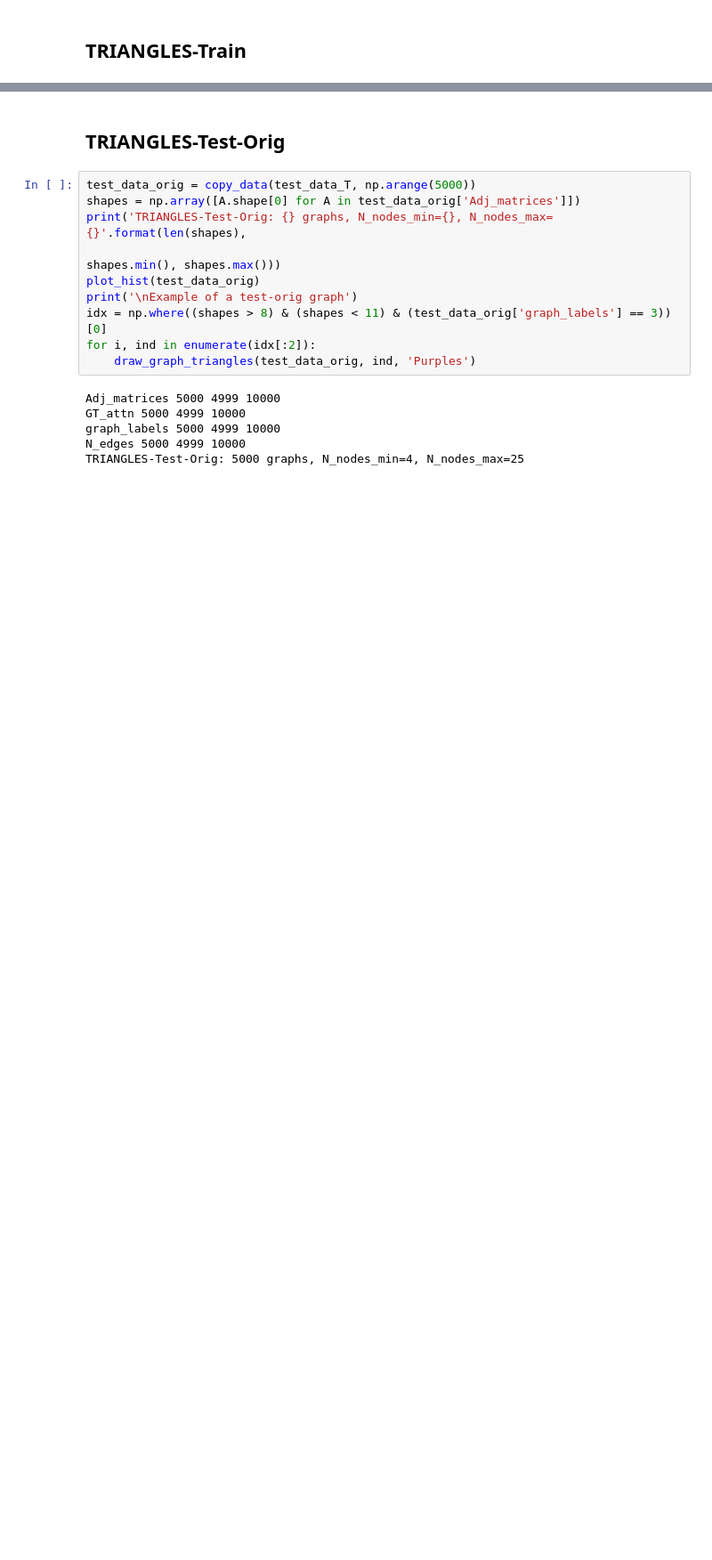
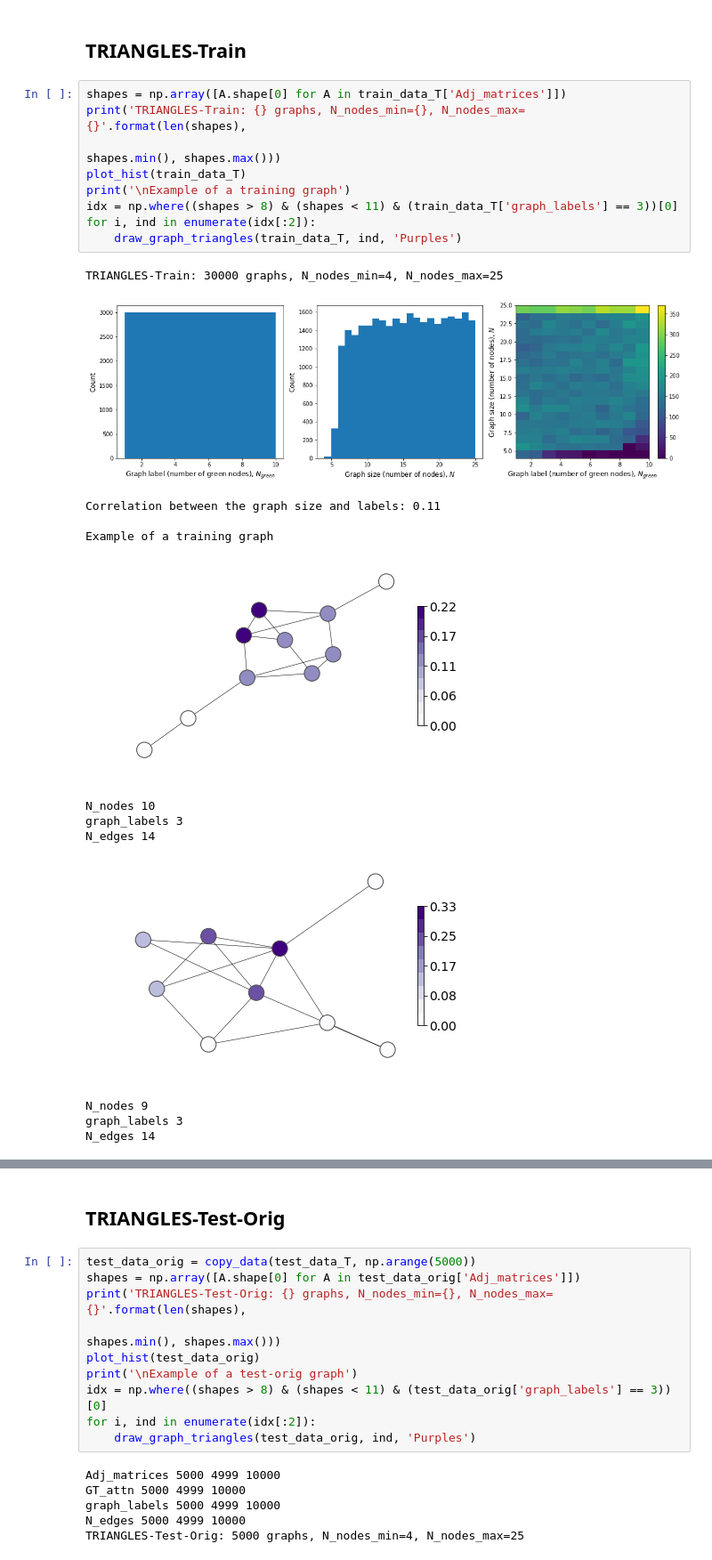
Before and after one commit to bknyaz/graph_attention_pool, a Jupyter notebook: graphs_visualize.ipynb, the cells around one changed output, grey strips where cells are left out. Shown at 89% size. Saved outputs shown, nothing was run; the diff lists cells and outputs as text; blank space fills up the shorter version.

```diff
--- a/graphs_visualize.ipynb
+++ b/graphs_visualize.ipynb
@@ -321,2 +361,25 @@ train Max_degree 14
 # %% [markdown]
 ## TRIANGLES-Train
+# %%
+shapes = np.array([A.shape[0] for A in train_data_T['Adj_matrices']])
+print('TRIANGLES-Train: {} graphs, N_nodes_min={}, N_nodes_max={}'.format(len(shapes),
+                                                                          shapes.min(), shapes.max()))
+plot_hist(train_data_T)
+print('\nExample of a training graph')
+idx = np.where((shapes > 8) & (shapes < 11) & (train_data_T['graph_labels'] == 3))[0]
+for i, ind in enumerate(idx[:2]):
+    draw_graph_triangles(train_data_T, ind, 'Purples')
+# %% [output]
+TRIANGLES-Train: 30000 graphs, N_nodes_min=4, N_nodes_max=25
+[figure, added]
+Correlation between the graph size and labels: 0.11
+
+Example of a training graph
+[figure, added]
+N_nodes 10
+graph_labels 3
+N_edges 14
+[figure, added]
+N_nodes 9
+graph_labels 3
+N_edges 14
```
Also changed, not shown: parts of 10 cells of this notebook, 4 other files.
